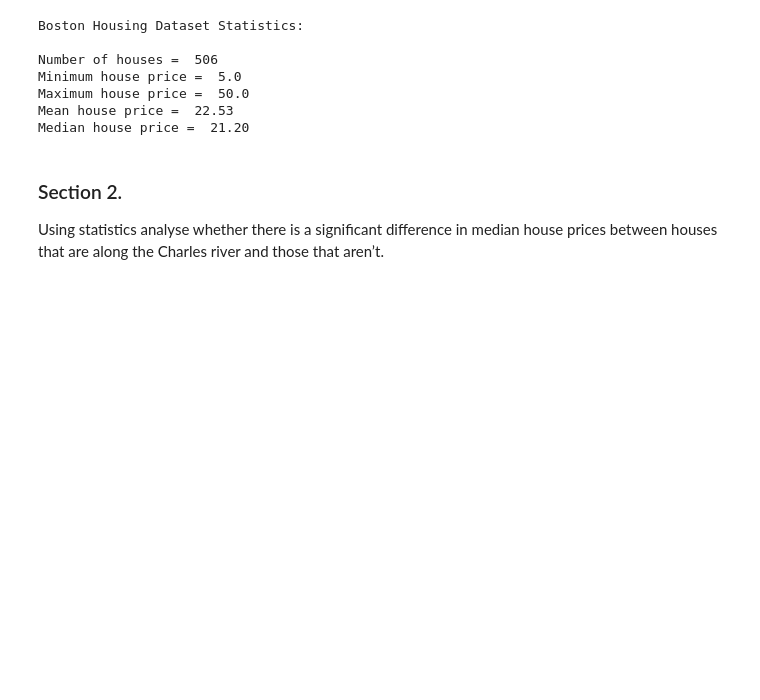
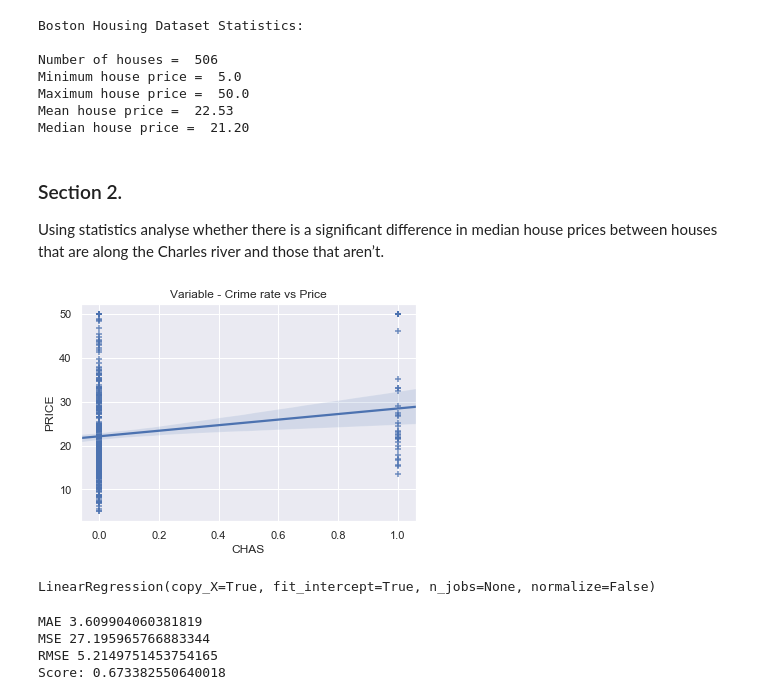
Before and after one commit to simonava5/MLS, a Jupyter notebook: BostonHousing.ipynb, the cells around one changed output. Saved outputs shown, nothing was run; the diff lists cells and outputs as text; code cells hidden in the pictures; blank space fills up the shorter version.

```diff
--- a/BostonHousing.ipynb
+++ b/BostonHousing.ipynb
@@ -179,0 +229,6 @@ Using statistics analyse whether there is a significant difference in median hou
+# %%
+sns.regplot(data=bhp, y='PRICE', x='CHAS', color="b",marker="+", fit_reg = True)
+plt.title('Variable - Crime rate vs Price')
+plt.show()
+# %% [output]
+[figure, added]
@@ -180,3 +240,21 @@ Using statistics analyse whether there is a significant difference in median hou
+# %%
+from sklearn.linear_model import LinearRegression
+model = LinearRegression()
+model.fit(X_train, y_train)
+# %% [output]
+LinearRegression(copy_X=True, fit_intercept=True, n_jobs=None, normalize=False)
+# %%
+y_pred = model.predict(X_test)
+from sklearn import metrics
+print("MAE", metrics.mean_absolute_error(y_test, y_pred))
+print("MSE", metrics.mean_squared_error(y_test, y_pred))
+print("RMSE", np.sqrt(metrics.mean_squared_error(y_test, y_pred)))
+print("Score:", model.score(X_test, y_test))
+# %% [output]
+MAE 3.609904060381819
+MSE 27.195965766883344
+RMSE 5.2149751453754165
+Score: 0.673382550640018
 # %%
 from sklearn import datasets
 from sklearn.model_selection import cross_val_predict
```
Also changed, not shown: parts of 18 cells of this notebook.
